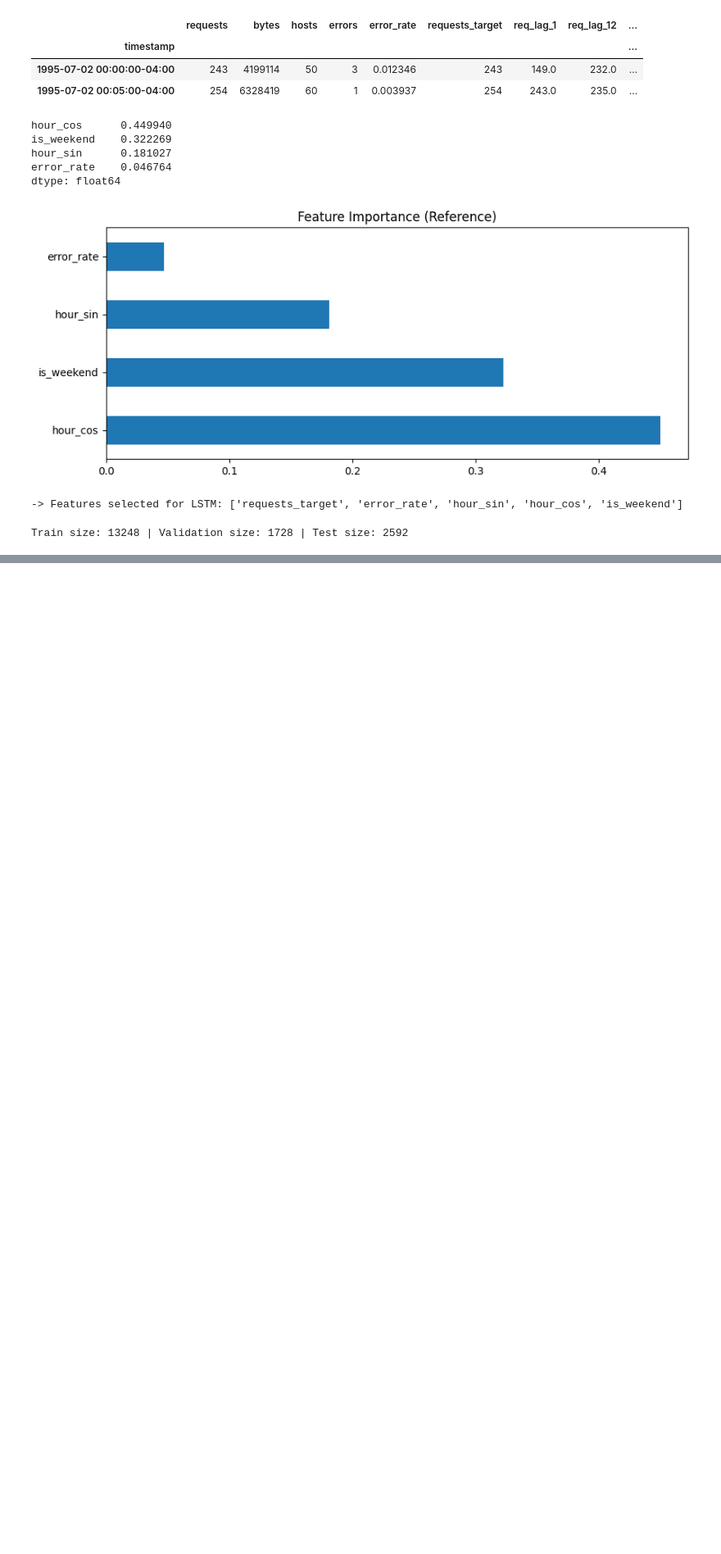
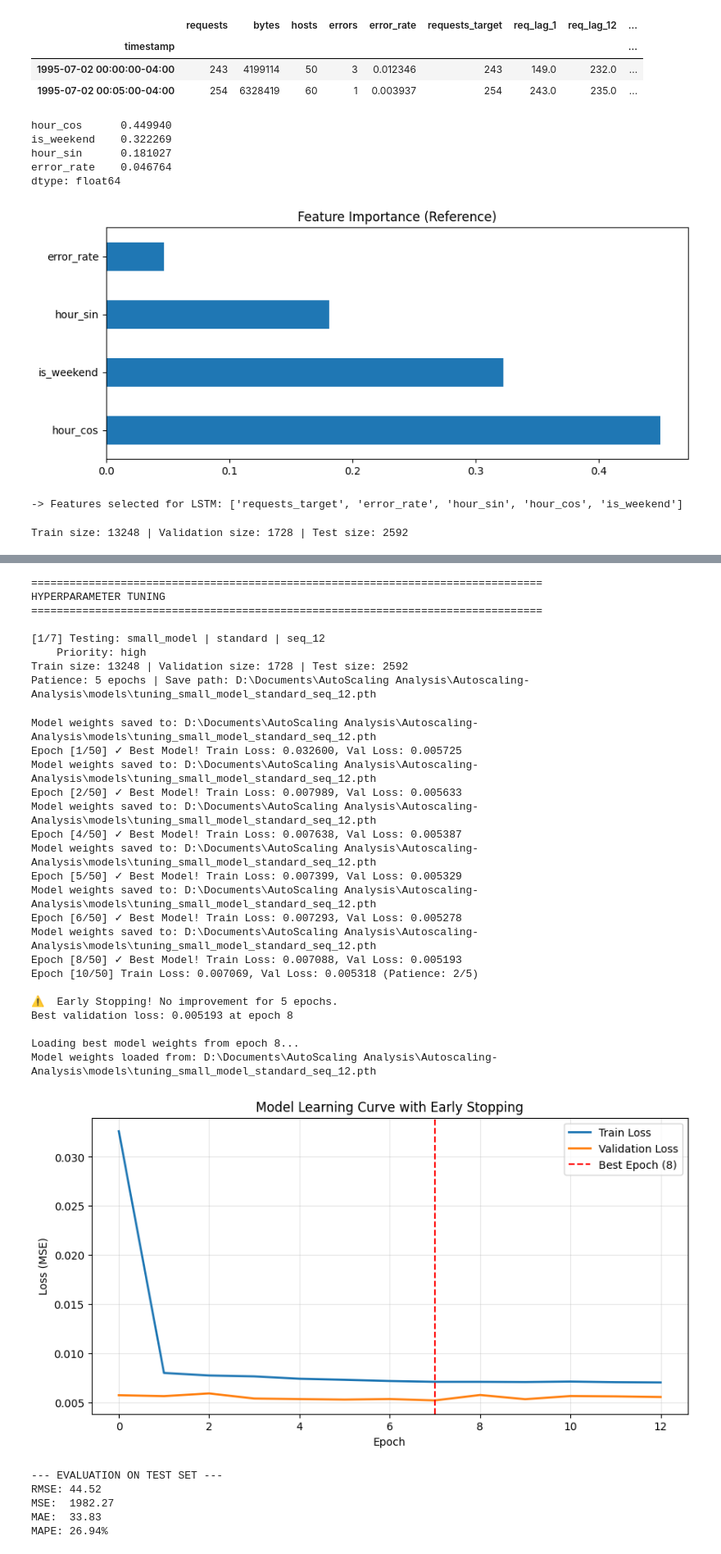
Before and after one commit to phamducuong05/Autoscaling-Analysis, a Jupyter notebook: notebooks/experimental/duccuong_lstm.ipynb, the cells around one changed output, grey strips where cells are left out. Shown at 82% size. Cells and saved outputs as stored; diff of their text form; code cells hidden in the pictures; blank space fills up the shorter version.

```diff
--- a/notebooks/experimental/duccuong_lstm.ipynb
+++ b/notebooks/experimental/duccuong_lstm.ipynb
@@ -452,3 +630,22 @@ train_loader, val_loader, test_loader, scaler_target, scaler_features = prepare_
 )
 # %% [output]
 Train size: 13248 | Validation size: 1728 | Test size: 2592
+# %%
+# ===========================
+# LOAD TRAINING CONFIG
+# ===========================
+config = load_training_config()
+
+print("\n📊 Available Model Configs:")
+for model in config['model_configs']:
+    print(f"  - {model['name']}: hidden={model['hidden_size']}, layers={model['num_layers']}, dropout={model['dropout']}")
+
+print("\n📊 Available Training Configs:")
+for training in config['training_configs']:
+    print(f"  - {training['name']}: batch={training['batch_size']}, lr={training['learning_rate']}, epochs={training['epochs']}")
+
+print("\n📊 Available Data Configs:")
+for data in config['data_configs']:
+    print(f"  - {data['name']}: seq_length={data['sequence_length']}")
+
+print(f"\n📊 Total tuning combinations: {len(config['tuning_grid'])}")
@@ -454,0 +670,36 @@ Train size: 13248 | Validation size: 1728 | Test size: 2592
+# %%
+tuning_results = run_hyperparameter_tuning(config, scaler_target, scaler_features, df_lstm_input)
+# %% [output]
+================================================================================
+HYPERPARAMETER TUNING
+================================================================================
+
+[1/7] Testing: small_model | standard | seq_12
+    Priority: high
+Train size: 13248 | Validation size: 1728 | Test size: 2592
+Patience: 5 epochs | Save path: D:\Documents\AutoScaling Analysis\Autoscaling-Analysis\models\tuning_small_model_standard_seq_12.pth
+Model weights saved to: D:\Documents\AutoScaling Analysis\Autoscaling-Analysis\models\tuning_small_model_standard_seq_12.pth
+Epoch [1/50] ✓ Best Model! Train Loss: 0.032600, Val Loss: 0.005725
+Model weights saved to: D:\Documents\AutoScaling Analysis\Autoscaling-Analysis\models\tuning_small_model_standard_seq_12.pth
+Epoch [2/50] ✓ Best Model! Train Loss: 0.007989, Val Loss: 0.005633
+Model weights saved to: D:\Documents\AutoScaling Analysis\Autoscaling-Analysis\models\tuning_small_model_standard_seq_12.pth
+Epoch [4/50] ✓ Best Model! Train Loss: 0.007638, Val Loss: 0.005387
+Model weights saved to: D:\Documents\AutoScaling Analysis\Autoscaling-Analysis\models\tuning_small_model_standard_seq_12.pth
+Epoch [5/50] ✓ Best Model! Train Loss: 0.007399, Val Loss: 0.005329
+Model weights saved to: D:\Documents\AutoScaling Analysis\Autoscaling-Analysis\models\tuning_small_model_standard_seq_12.pth
+Epoch [6/50] ✓ Best Model! Train Loss: 0.007293, Val Loss: 0.005278
+Model weights saved to: D:\Documents\AutoScaling Analysis\Autoscaling-Analysis\models\tuning_small_model_standard_seq_12.pth
+Epoch [8/50] ✓ Best Model! Train Loss: 0.007088, Val Loss: 0.005193
+Epoch [10/50] Train Loss: 0.007069, Val Loss: 0.005318 (Patience: 2/5)
+
+⚠️  Early Stopping! No improvement for 5 epochs.
+Best validation loss: 0.005193 at epoch 8
+
+Loading best model weights from epoch 8...
+Model weights loaded from: D:\Documents\AutoScaling Analysis\Autoscaling-Analysis\models\tuning_small_model_standard_seq_12.pth
+[figure, added]
+--- EVALUATION ON TEST SET ---
+RMSE: 44.52
+MSE:  1982.27
+MAE:  33.83
+MAPE: 26.94%
```
Also changed, not shown: parts of 18 cells of this notebook, 20 other files.
